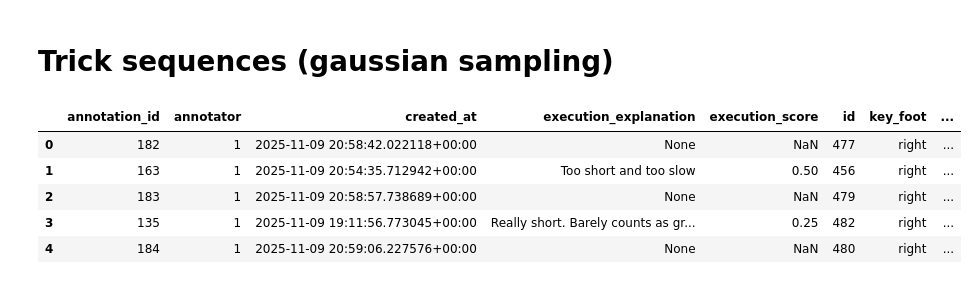
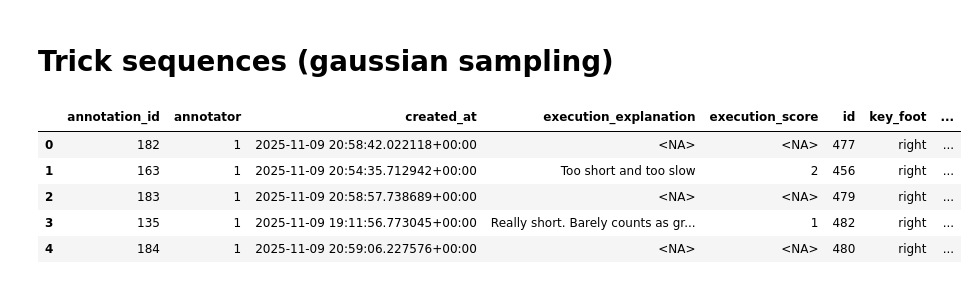
Before and after one commit to h2bc/aitraf, a Jupyter notebook: notebooks/6-trick_taxonomies.ipynb, the cells around one changed output. Drawn from its saved outputs; the diff is of its cells as text; code cells hidden in the pictures.

```diff
--- a/notebooks/6-trick_taxonomies.ipynb
+++ b/notebooks/6-trick_taxonomies.ipynb
@@ -22,16 +23,16 @@ EXPORT_DIR = PROJECT_ROOT / "notebooks" / "data" / "trick-taxonomies"
 SAMPLE_FRAMES = 5
 SAMPLING_DIST = "gaussian_stochastic"
 # %%
-labels_df = pd.read_json(LABELS_PATH, lines=True)
+labels_df = pd.read_json(LABELS_PATH, lines=True, dtype=LabelsSchema.types)
 labels_df["video_id"] = labels_df["video"].apply(lambda x: Path(x).name)
 labels_df.head()
 # %% [output]
 |  | annotation_id | annotator | created_at | execution_explanation | execution_score | id | key_foot | ... |
-| 0 | 182 | 1 | 2025-11-09 20:58:42.022118+00:00 | None | NaN | 477 | right | ... |
-| 1 | 163 | 1 | 2025-11-09 20:54:35.712942+00:00 | Too short and too slow | 0.50 | 456 | right | ... |
-| 2 | 183 | 1 | 2025-11-09 20:58:57.738689+00:00 | None | NaN | 479 | right | ... |
-| 3 | 135 | 1 | 2025-11-09 19:11:56.773045+00:00 | Really short. Barely counts as gr... | 0.25 | 482 | right | ... |
-| 4 | 184 | 1 | 2025-11-09 20:59:06.227576+00:00 | None | NaN | 480 | right | ... |
+| 0 | 182 | 1 | 2025-11-09 20:58:42.022118+00:00 | <NA> | <NA> | 477 | right | ... |
+| 1 | 163 | 1 | 2025-11-09 20:54:35.712942+00:00 | Too short and too slow | 2 | 456 | right | ... |
+| 2 | 183 | 1 | 2025-11-09 20:58:57.738689+00:00 | <NA> | <NA> | 479 | right | ... |
+| 3 | 135 | 1 | 2025-11-09 19:11:56.773045+00:00 | Really short. Barely counts as gr... | 1 | 482 | right | ... |
+| 4 | 184 | 1 | 2025-11-09 20:59:06.227576+00:00 | <NA> | <NA> | 480 | right | ... |
 # %%
 def center_crop_square(frame):
     height, width = frame.shape[:2]
```
Also changed, not shown: parts of 2 cells of this notebook, 12 other files.
